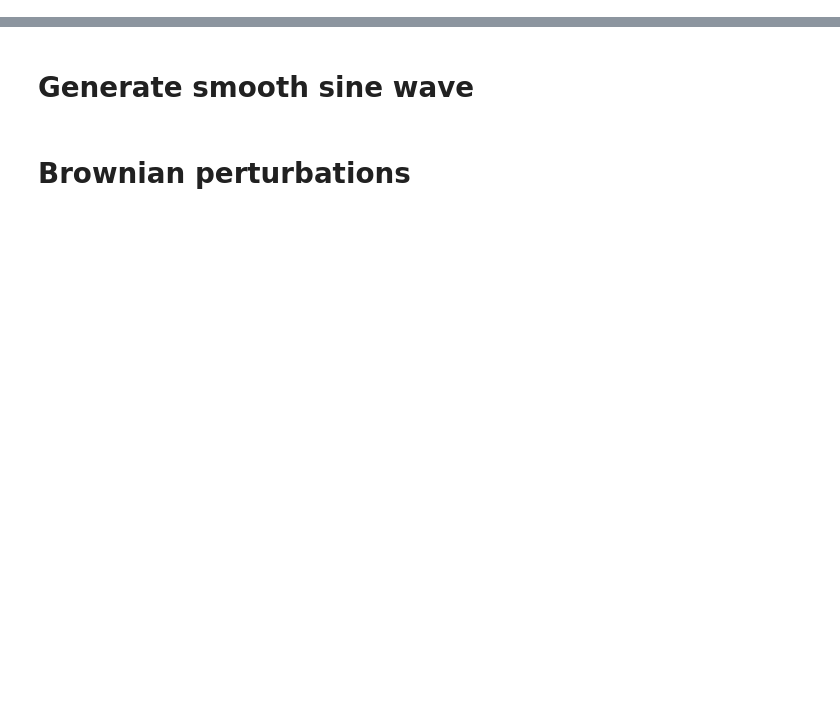
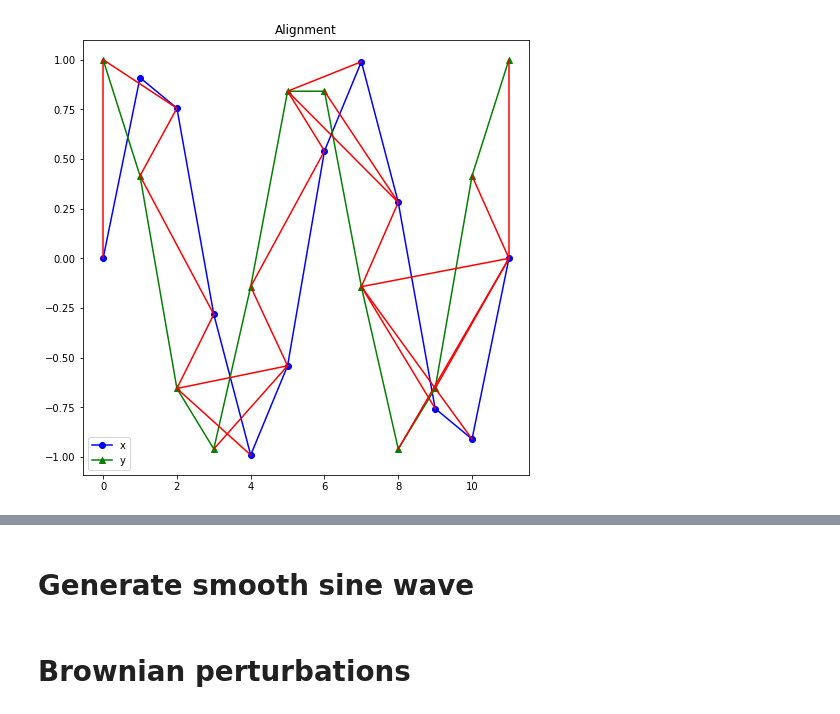
Before and after one commit to mindychen213/warped-p-variation, a Jupyter notebook: Branch-and-Bound/examples/Smooth path perturbed by Brownian path.ipynb, the cells around one changed output, grey strips where cells are left out. Cells and saved outputs as stored; diff of their text form; code cells hidden in the pictures; blank space fills up the shorter version.

```diff
--- a/Branch-and-Bound/examples/Smooth path perturbed by Brownian path.ipynb
+++ b/Branch-and-Bound/examples/Smooth path perturbed by Brownian path.ipynb
@@ -34,3 +34,18 @@ else:
     d = lambda a, b : np.abs(a-b)
     f_d = lambda DD, a, b: max(DD, d(a,b))
     final_operator = lambda x: x
+# %%
+n_samples = 12
+T = 4*np.pi
+
+idx = np.linspace(0, T, n_samples)
+
+X = np.sin(idx).reshape(-1, 1)
+Y = np.cos(idx).reshape(-1, 1)
+# %%
+W = Warp(X, Y, d, f_d, final_operator, plot_2d=False)
+# %%
+plt.figure(figsize=(8, 8))
+W.plot_alignment()
+# %% [output]
+[figure, added]
```
Also changed, not shown: parts of 9 cells of this notebook.
